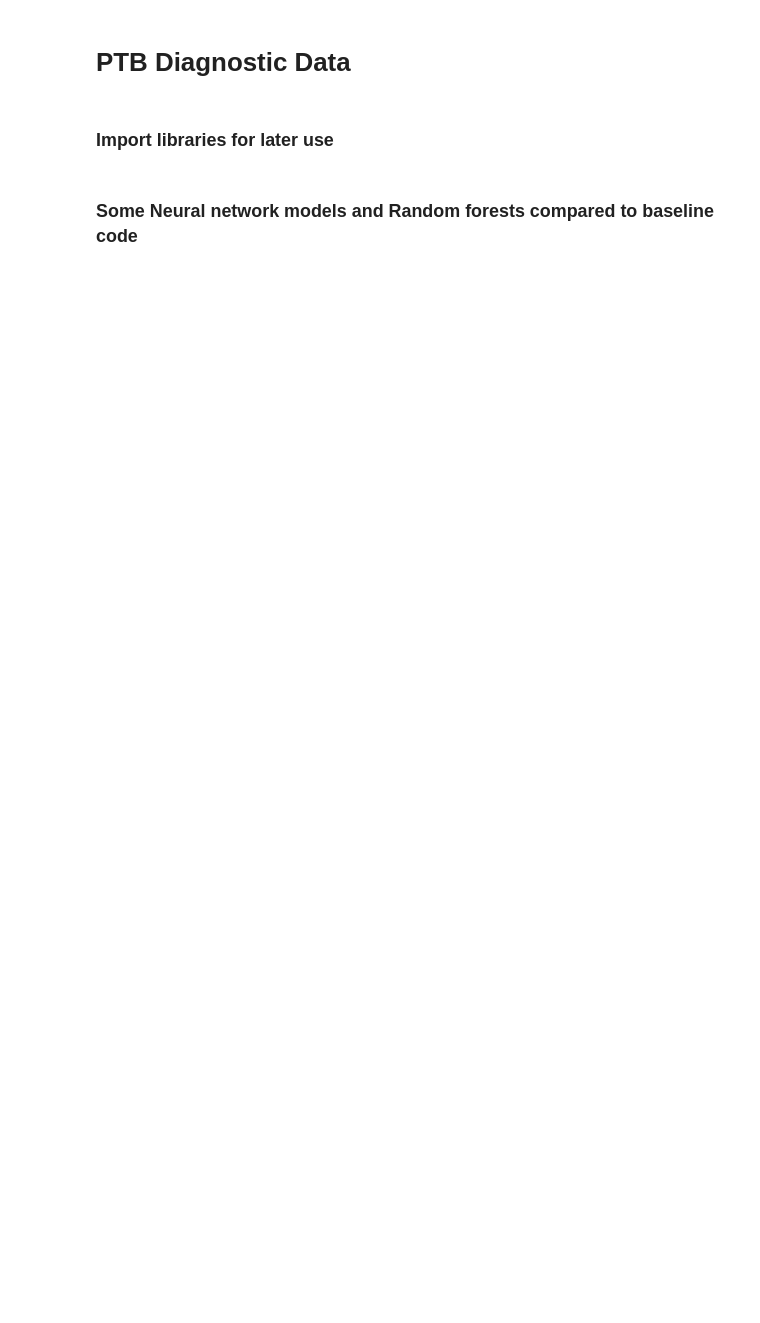
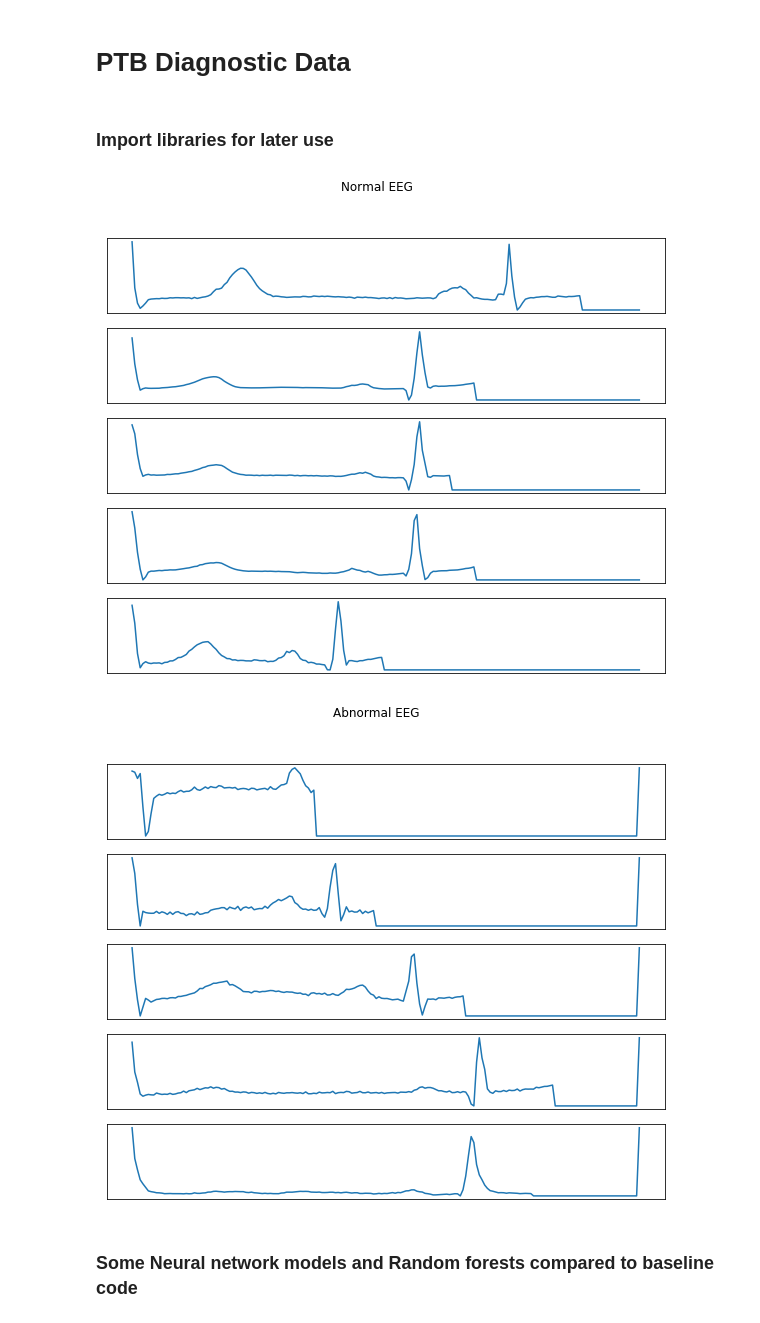
Before and after one commit to pvk95/MLHC, a Jupyter notebook: exercise3/ptdb.ipynb, the cells around one changed output. Saved outputs shown, nothing was run; the diff lists cells and outputs as text; code cells hidden in the pictures; blank space fills up the shorter version.

```diff
--- a/exercise3/ptdb.ipynb
+++ b/exercise3/ptdb.ipynb
@@ -42,32 +42,35 @@ def visualize(df,title):
 # %%
 %matplotlib inline
 #Set the gpu number you want to run on
 #Caution: Setting to a number not recognizable will not run on GPU
-gpu = 7 #gpu = 0
+gpu = 6 #gpu = 0
 lstm_out = 100
 os.environ['CUDA_VISIBLE_DEVICES'] = str(gpu)
 os.environ['TF_CPP_MIN_LOG_LEVEL'] = '3'
 
 df_1 = pd.read_csv("exercise_data/heartbeat/ptbdb_normal.csv", header=None)
 df_2 = pd.read_csv("exercise_data/heartbeat/ptbdb_abnormal.csv", header=None)
 
 visualize(df_1,'Normal EEG')
 visualize(df_2,'Abnormal EEG')
 
 df = pd.concat([df_1, df_2])
 
 df_train, df_test = train_test_split(df, test_size=0.2, random_state=1337, stratify=df[187])
 
 Y = np.array(df_train[187].values).astype(np.int8)
 X = np.array(df_train[list(range(186))].values)[..., np.newaxis]
 
 Y_test = np.array(df_test[187].values).astype(np.int8)
 X_test = np.array(df_test[list(range(186))].values)[..., np.newaxis]
 
 #X_ft = standard.getfeatures(X)
 #X_test_ft = standard.getfeatures(X_test)
 
 metrics_df = pd.DataFrame(data=[],columns=['Name','f1_score','AUROC','AUPRC','ACC'])
+# %% [output]
+[figure, added]
+[figure, added]
 # %% [markdown]
 ### Some Neural network models and Random forests compared to baseline code
 # %%
```
Also changed, not shown: parts of 2 cells of this notebook.
